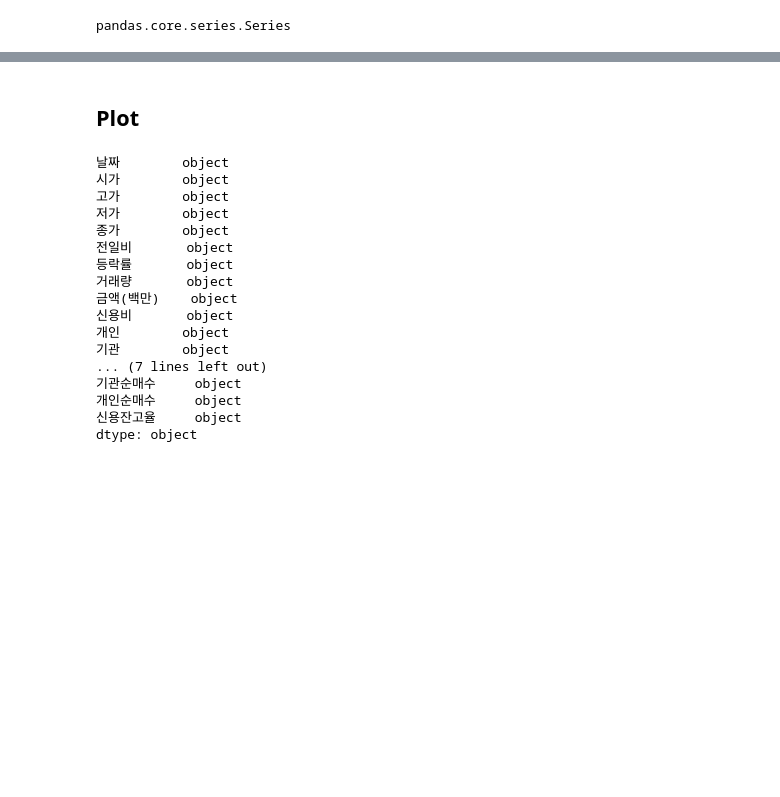
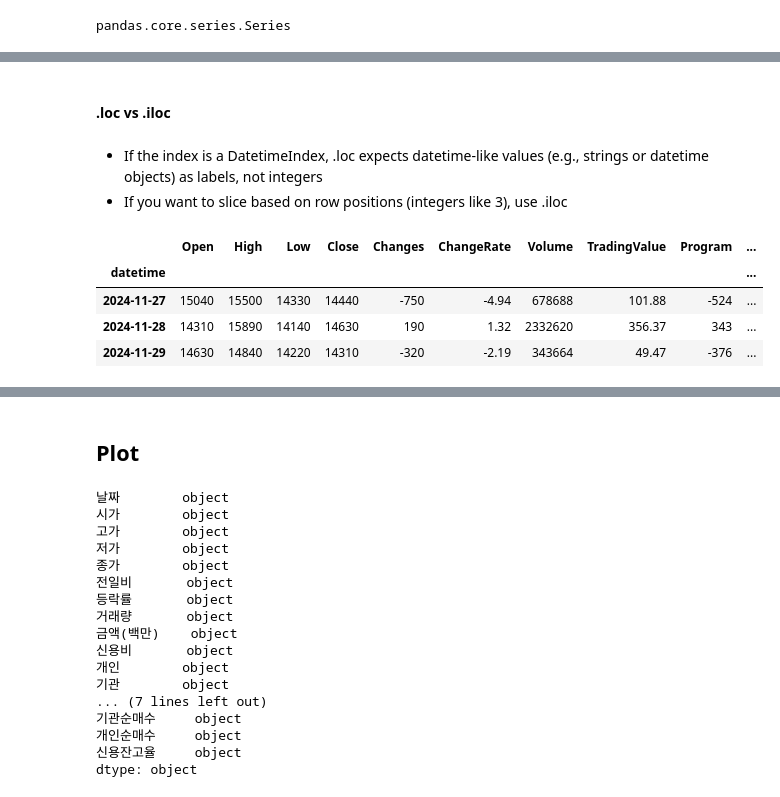
Before and after one commit to curseto/trading, a Jupyter notebook: study/pandas.ipynb, the cells around one changed output, grey strips where cells are left out. Drawn from its saved outputs; the diff is of its cells as text; code cells hidden in the pictures; blank space fills up the shorter version.

```diff
--- a/study/pandas.ipynb
+++ b/study/pandas.ipynb
@@ -253,0 +379,6 @@ df
+# %%
+sss = DayChart.StockDataProcessor(kiwoom)
+
+df = sss.get_stock_data('현대힘스','20250123')
+
+df = sss.preprocess_data(df)
@@ -319,0 +472,13 @@ Name: 0, dtype: object
+# %% [markdown]
+#### .loc vs .iloc
+# %% [markdown]
+- If the index is a DatetimeIndex, .loc expects datetime-like values (e.g., strings or datetime objects) as labels, not integers
+- If you want to slice based on row positions (integers like 3), use .iloc
+# %%
+df.loc["2024-11-27":"2024-12-01"]
+# %% [output]
+|  | Open | High | Low | Close | Changes | ChangeRate | Volume | TradingValue | Program | ... |
+| datetime |  |  |  |  |  |  |  |  |  | ... |
+| 2024-11-27 | 15040 | 15500 | 14330 | 14440 | -750 | -4.94 | 678688 | 101.88 | -524 | ... |
+| 2024-11-28 | 14310 | 15890 | 14140 | 14630 | 190 | 1.32 | 2332620 | 356.37 | 343 | ... |
+| 2024-11-29 | 14630 | 14840 | 14220 | 14310 | -320 | -2.19 | 343664 | 49.47 | -376 | ... |
```
Also changed, not shown: parts of 46 cells of this notebook, 5 other files.
